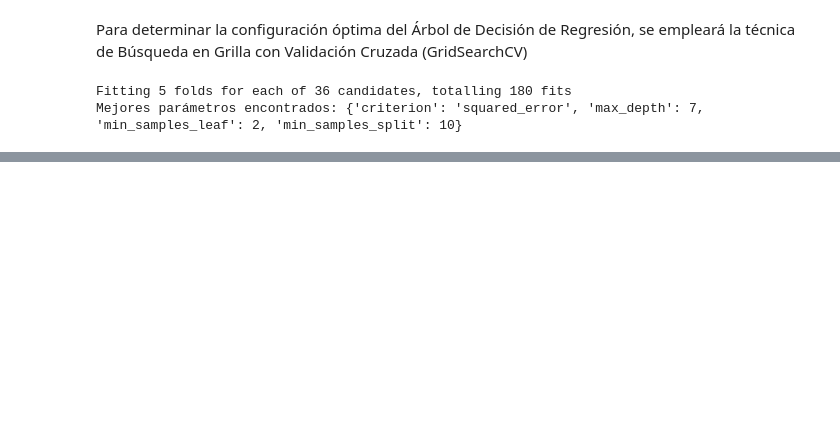
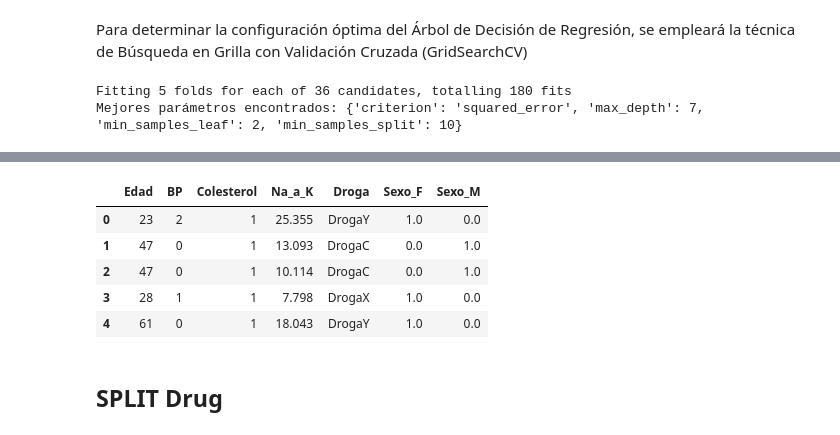
Before and after one commit to GenaCanciani/TP2-Mineria, a Jupyter notebook: tp2.ipynb, the cells around one changed output, grey strips where cells are left out. Saved outputs shown, nothing was run; the diff lists cells and outputs as text; code cells hidden in the pictures; blank space fills up the shorter version.

```diff
--- a/tp2.ipynb
+++ b/tp2.ipynb
@@ -263,0 +424,22 @@ Raíz del Error Cuadrático Medio (RMSE): 3687.43
+# %%
+enc = OneHotEncoder(sparse_output=False) # como no es regresion no usamos drop first
+
+
+fit = enc.fit_transform(df2[['Sexo']])
+
+df_enc = pd.DataFrame(fit, columns=enc.get_feature_names_out(['Sexo']), index=df2.index)
+
+# concatenamos los dataframe y dropeamos la columna que codificamos
+df2 = pd.concat([df2, df_enc], axis=1)
+df2.drop('Sexo', axis=1, inplace=True)
+# %%
+df2.head()
+# %% [output]
+|  | Edad | BP | Colesterol | Na_a_K | Droga | Sexo_F | Sexo_M |
+| 0 | 23 | 2 | 1 | 25.355 | DrogaY | 1.0 | 0.0 |
+| 1 | 47 | 0 | 1 | 13.093 | DrogaC | 0.0 | 1.0 |
+| 2 | 47 | 0 | 1 | 10.114 | DrogaC | 0.0 | 1.0 |
+| 3 | 28 | 1 | 1 | 7.798 | DrogaX | 1.0 | 0.0 |
+| 4 | 61 | 0 | 1 | 18.043 | DrogaY | 1.0 | 0.0 |
+# %% [markdown]
+## SPLIT Drug
```
Also changed, not shown: parts of 35 cells of this notebook.
